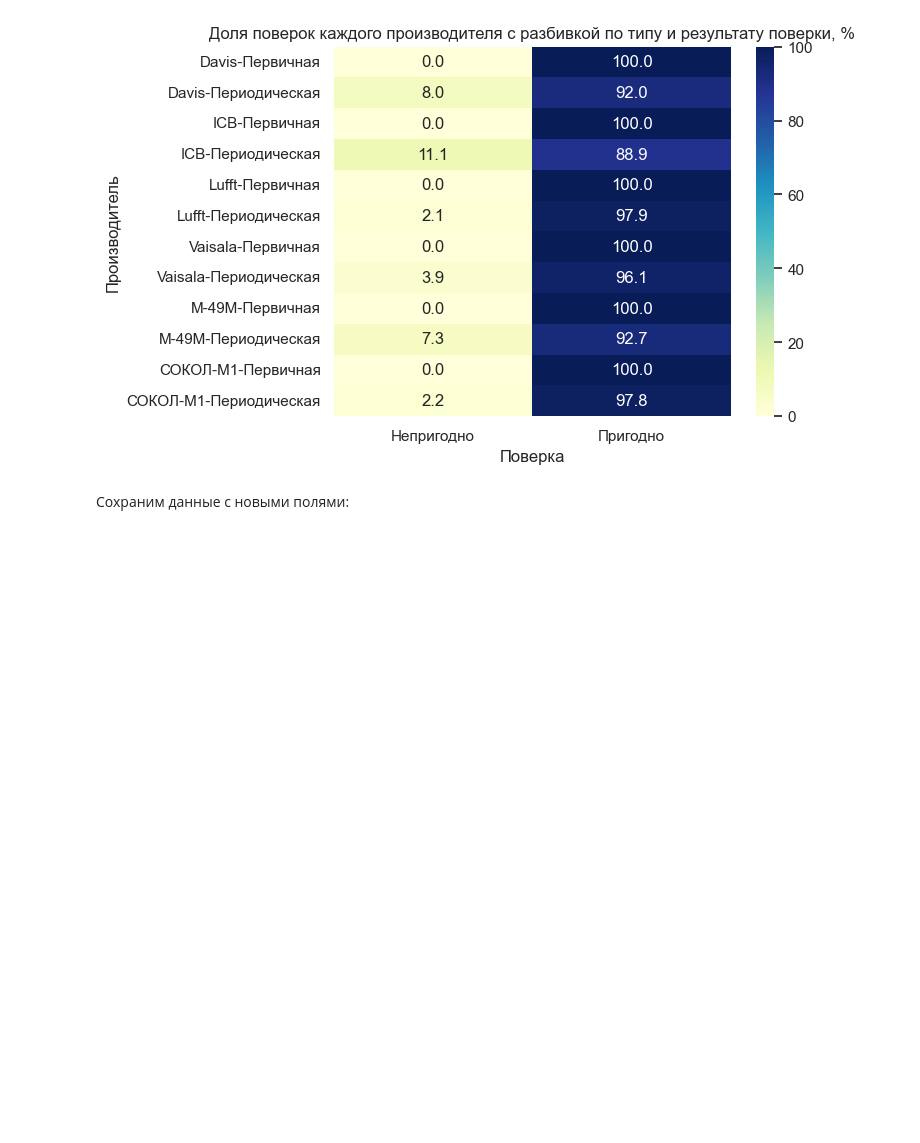
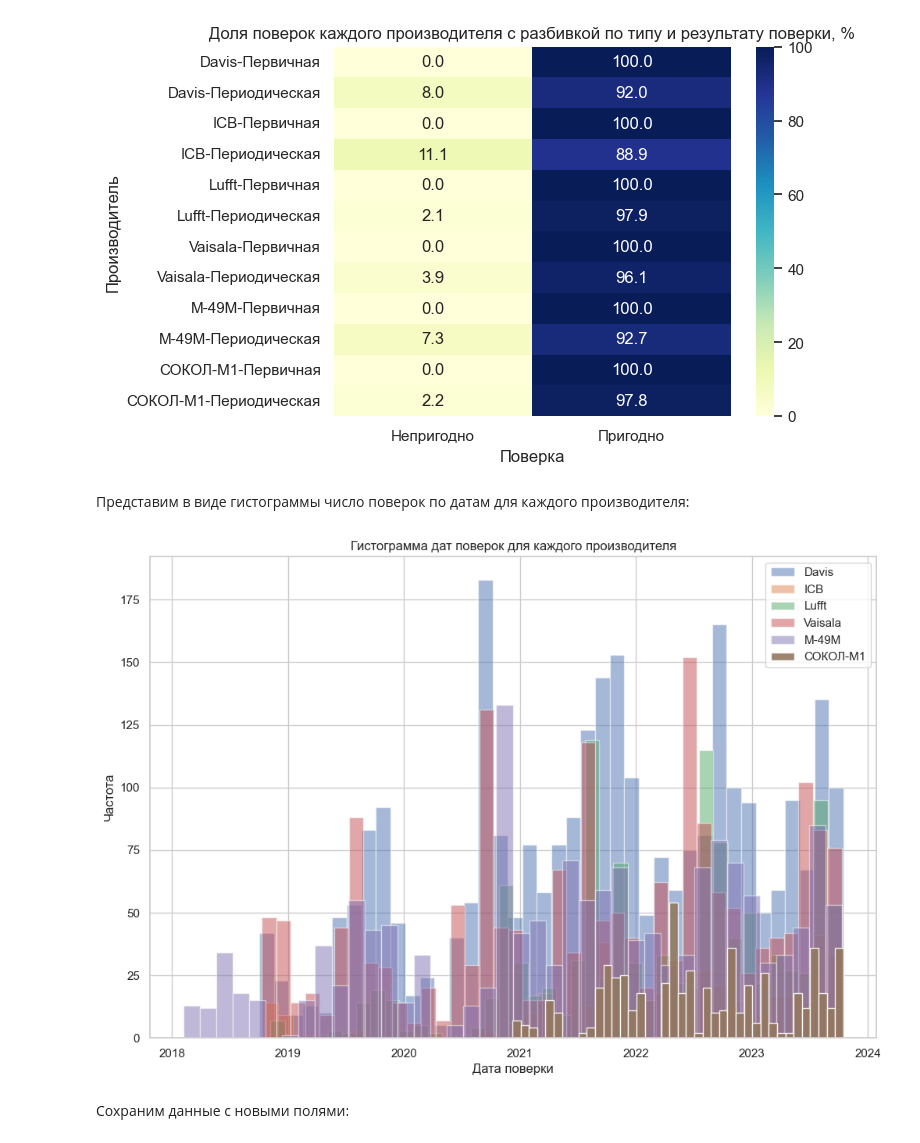
Before and after one commit to IgorMitrofanov/global-meteostation-verefication-data, a Jupyter notebook: analytics.ipynb, the cells around one changed output. Cells and saved outputs as stored; diff of their text form; code cells hidden in the pictures; blank space fills up the shorter version.

Commit message:
add plot

```diff
--- a/analytics.ipynb
+++ b/analytics.ipynb
@@ -194,6 +194,25 @@ plt.ylabel('Производитель')
 plt.show()
 # %% [output]
 [figure]
+# %% [markdown]
+Представим в виде гистограммы число поверок по датам для каждого производителя:
+# %%
+manufacturer_groups = df.groupby('mi.manufacturer')
+plt.figure(figsize=(12, 8))
+for manufacturer, group_data in manufacturer_groups:
+    if manufacturer == 'СОКОЛ-М1':
+        alpha = 0.9
+    else:
+        alpha = 0.5
+    plt.hist(group_data['verification_date'], bins=40, alpha=alpha, label=manufacturer)
+
+plt.title('Гистограмма дат поверок для каждого производителя')
+plt.xlabel('Дата поверки')
+plt.ylabel('Частота')
+plt.legend()
+plt.show()
+# %% [output]
+[figure, added]
 # %% [markdown]
 Сохраним данные с новыми полями:
 # %%
```
Also changed, not shown: parts of 1 cell of this notebook, 1 other file.
